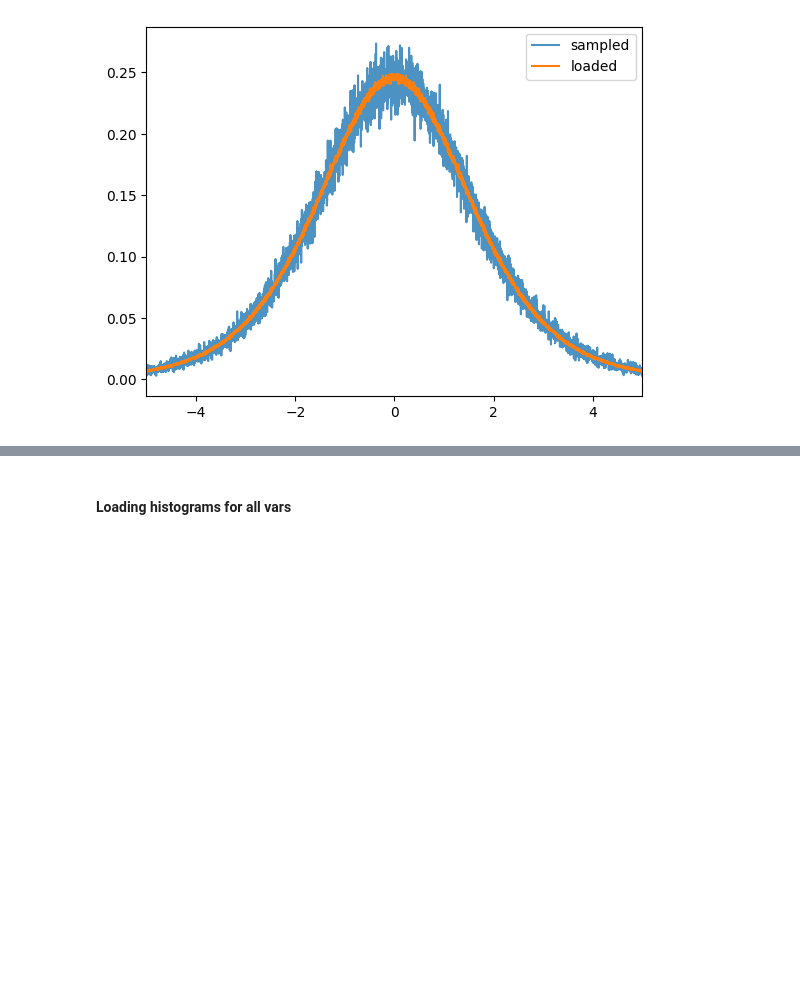
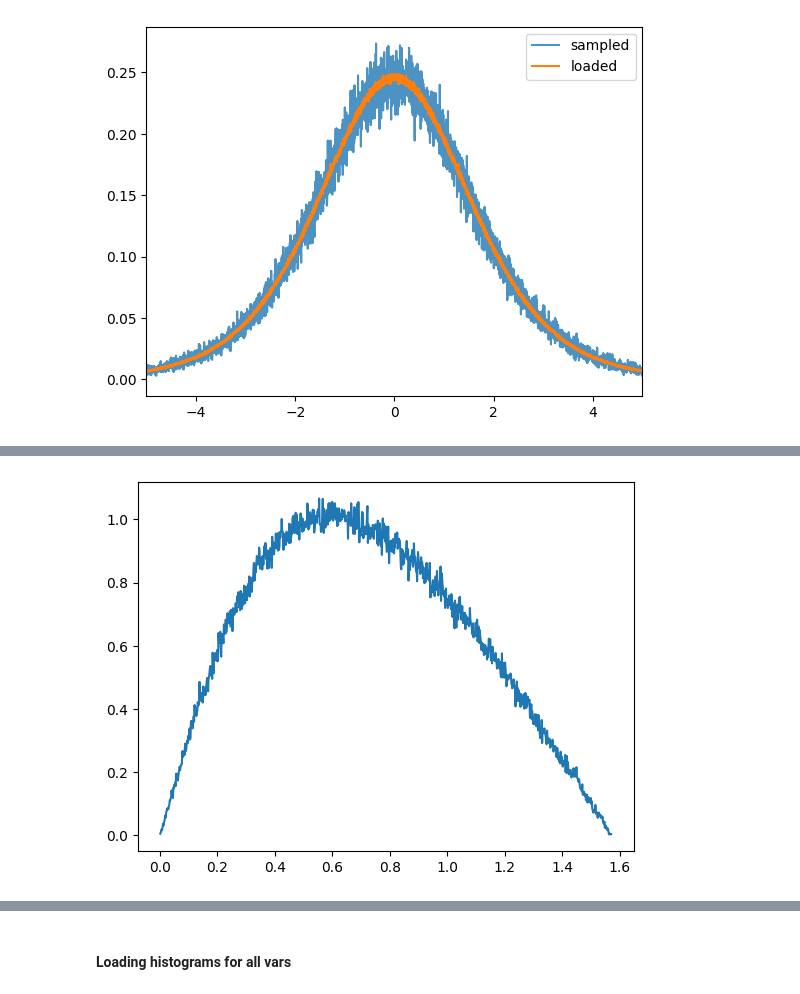
Before and after one commit to Sarkar-shreyas/PX402-RGCC, a Jupyter notebook: qshe_data.ipynb, the cells around one changed output, grey strips where cells are left out. Saved outputs shown, nothing was run; the diff lists cells and outputs as text; code cells hidden in the pictures; blank space fills up the shorter version.

```diff
--- a/qshe_data.ipynb
+++ b/qshe_data.ipynb
@@ -101,0 +129,13 @@ plt.show()
+# %%
+# print(len(x))
+# print(len(np.unique(x)))
+# plt.plot(np.linspace(0, 1, 100), x[::10000])
+# plt.plot(np.linspace(0, np.pi/2, 100), theta[::10000])
+xh, xb = np.histogram(x, 1000, (0, 1), density=True)
+# th, tb = np.histogram(np.cos(theta), 1000, (0,1), density=True)
+th, tb = np.histogram(theta, 1000, density=True)
+# plt.plot(0.5*(xb[1:]+xb[:-1]), xh)
+plt.plot(0.5*(tb[1:]+tb[:-1]), th)
+plt.show()
+# %% [output]
+[figure, added]
```
Also changed, not shown: parts of 19 cells of this notebook.
